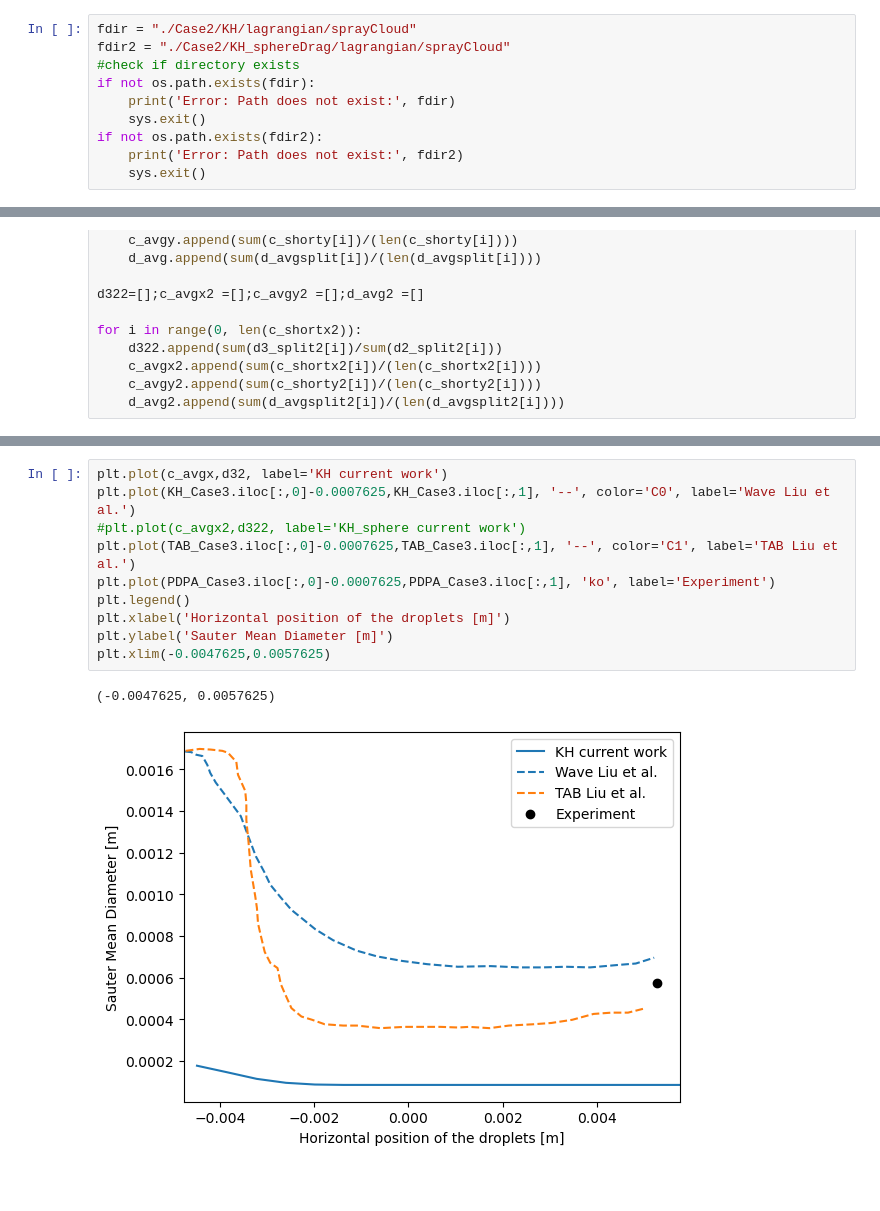
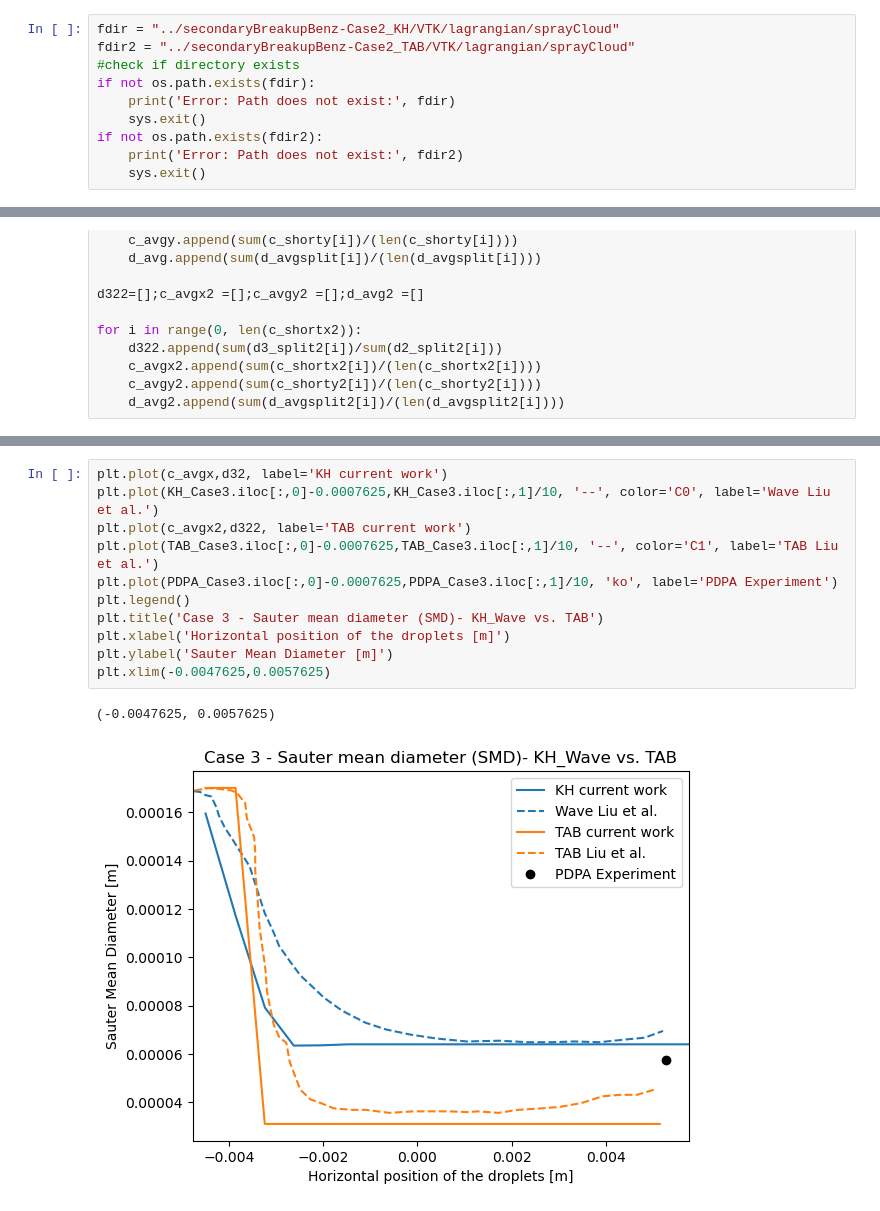
Before and after one commit to hamedeo/gasAtomizer, a Jupyter notebook: run/secondary_breakup/secondaryBreakupBenz/BenzResults/Comparison.ipynb, the cells around one changed output, grey strips where cells are left out. Saved outputs shown, nothing was run; the diff lists cells and outputs as text; blank space fills up the shorter version.

```diff
--- a/run/secondary_breakup/secondaryBreakupBenz/BenzResults/Comparison.ipynb
+++ b/run/secondary_breakup/secondaryBreakupBenz/BenzResults/Comparison.ipynb
@@ -37,6 +39,6 @@ Traject_Exp_Case4= pd.read_csv("./Case_Liu/Trajectories/Trajectory_Experiment_Ca
 # %%
-fdir = "./Case2/KH/lagrangian/sprayCloud"
-fdir2 = "./Case2/KH_sphereDrag/lagrangian/sprayCloud"
+fdir = "../secondaryBreakupBenz-Case2_KH/VTK/lagrangian/sprayCloud"
+fdir2 = "../secondaryBreakupBenz-Case2_TAB/VTK/lagrangian/sprayCloud"
 #check if directory exists
 if not os.path.exists(fdir):
     print('Error: Path does not exist:', fdir)
@@ -233,13 +260,14 @@ plt.xlim(-0.0047625,0.0057625)
 # %%
 plt.plot(c_avgx,d32, label='KH current work')
-plt.plot(KH_Case3.iloc[:,0]-0.0007625,KH_Case3.iloc[:,1], '--', color='C0', label='Wave Liu et al.')
-#plt.plot(c_avgx2,d322, label='KH_sphere current work')
-plt.plot(TAB_Case3.iloc[:,0]-0.0007625,TAB_Case3.iloc[:,1], '--', color='C1', label='TAB Liu et al.')
-plt.plot(PDPA_Case3.iloc[:,0]-0.0007625,PDPA_Case3.iloc[:,1], 'ko', label='Experiment')
+plt.plot(KH_Case3.iloc[:,0]-0.0007625,KH_Case3.iloc[:,1]/10, '--', color='C0', label='Wave Liu et al.')
+plt.plot(c_avgx2,d322, label='TAB current work')
+plt.plot(TAB_Case3.iloc[:,0]-0.0007625,TAB_Case3.iloc[:,1]/10, '--', color='C1', label='TAB Liu et al.')
+plt.plot(PDPA_Case3.iloc[:,0]-0.0007625,PDPA_Case3.iloc[:,1]/10, 'ko', label='PDPA Experiment')
 plt.legend()
+plt.title('Case 3 - Sauter mean diameter (SMD)- KH_Wave vs. TAB')
 plt.xlabel('Horizontal position of the droplets [m]')
 plt.ylabel('Sauter Mean Diameter [m]')
 plt.xlim(-0.0047625,0.0057625)
 # %% [output]
 (-0.0047625, 0.0057625)
-[figure, old version]
+[figure, new version]
```
Also changed, not shown: parts of 6 cells of this notebook, 17 other files.
